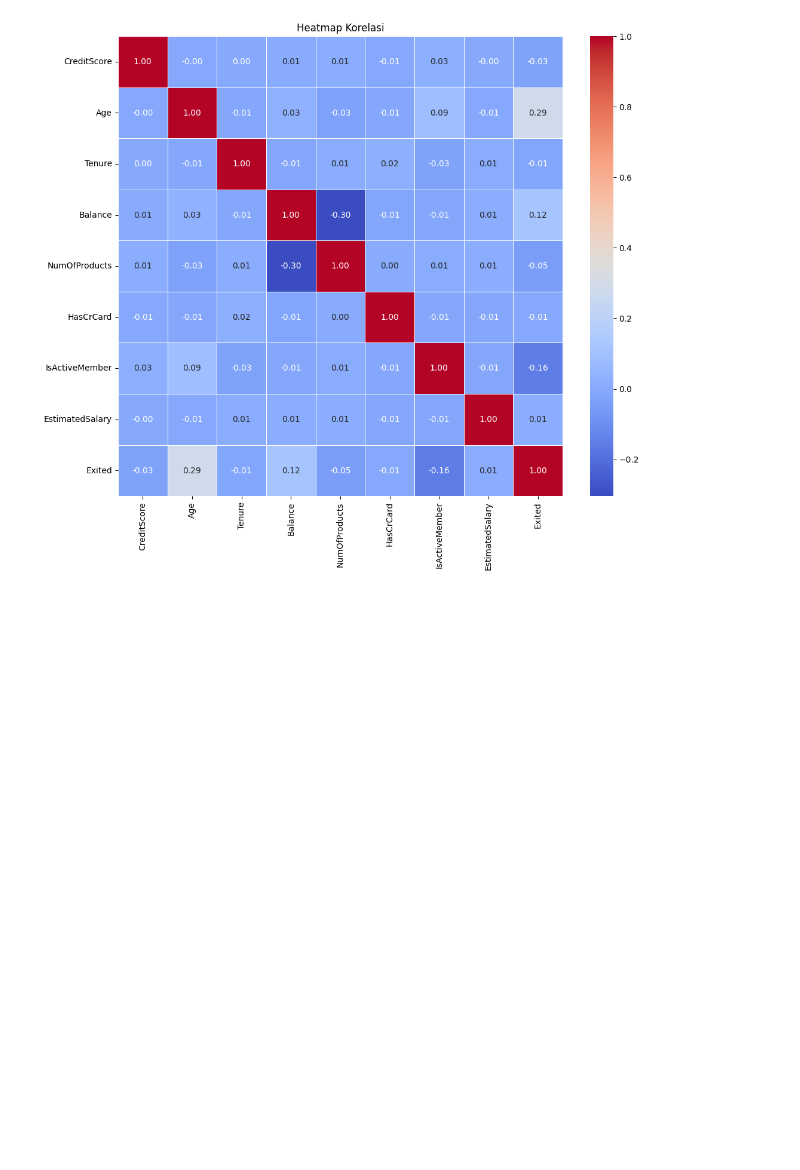
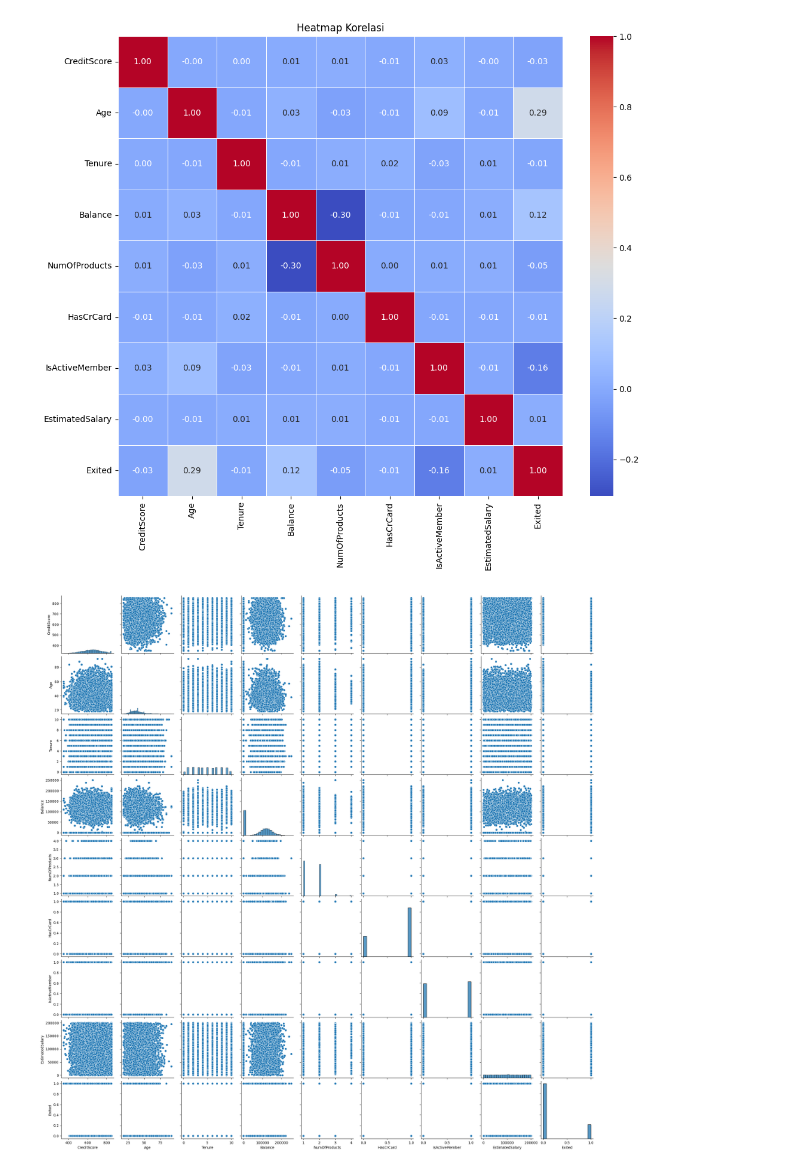
Before and after one commit to aikyla/latihan-klasifikasi-pelanggan, a Jupyter notebook: klasifikasi.ipynb, the cells around one changed output. Drawn from its saved outputs; the diff is of its cells as text; code cells hidden in the pictures; blank space fills up the shorter version.

Commit message:
pairplot fitur numerik

```diff
--- a/klasifikasi.ipynb
+++ b/klasifikasi.ipynb
@@ -126,3 +126,9 @@ plt.title('Heatmap Korelasi')
 plt.show()
 # %% [output]
 [figure]
+# %%
+# Pairplot untuk fitur numerik
+sns.pairplot(num_features)
+plt.show()
+# %% [output]
+[figure, added]
```
